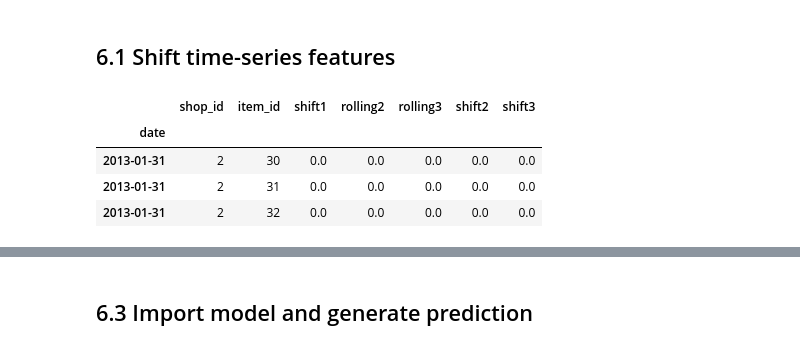
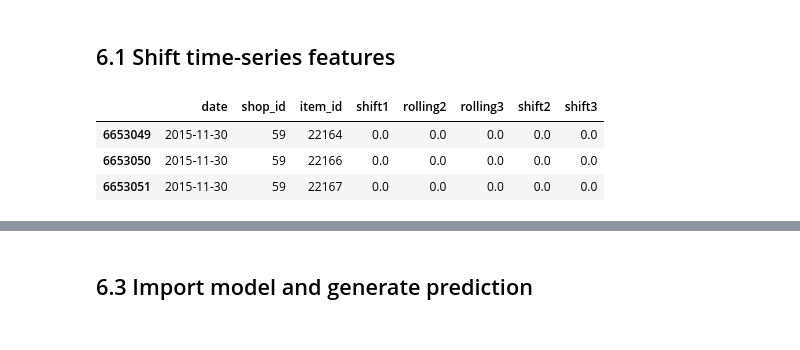
Before and after one commit to djgallagher/kaggle-predict-future-sales, a Jupyter notebook: kaggle_predict_future_sales.ipynb, the cells around one changed output, grey strips where cells are left out. Cells and saved outputs as stored; diff of their text form; code cells hidden in the pictures.

```diff
--- a/kaggle_predict_future_sales.ipynb
+++ b/kaggle_predict_future_sales.ipynb
@@ -123,7 +123,7 @@ df_shop.head(3)
 | 2 | Адыгея ТЦ "Мега" | 2 |
 # %%
 # items.csv to dataframe
-df_item = pd.read_csv('items.csv')
+df_item = pd.read_csv('data/items.csv')
 print(df_item.shape)
 df_item.head(3)
 # %% [output]
@@ -723 +770,17 @@ abt_ts.tail(3)
+# %%
+def abt_cleanup(df):
+    """
+    1. drop unwanted feature columns
+    2. fill nulls
+    3. sort columns axis
+    """
+    column_list = ['item_category_id', 'item_cnt_month', 'item_start', 'item_end',
+                   'shift1_cat_mean', 'rolling3_cat_mean', 'shift1_shop_total', 'shift1_month_total', 'shop_weight']
+
+    return (
+        df
+        .drop(column_list, axis=1)
+        .fillna(0)
+        .sort_index(axis=1)
+    )
 # %% [markdown]
@@ -807,0 +788,15 @@ abt.tail(3)
+# %%
+# pandas pipeline to build analytical base table (ABT)
+abt = (
+    df_sales_matrix
+    .copy()
+    .pipe(reshape_by_pivot)
+    .pipe(add_lag_features)
+    .pipe(reshape_by_stack)
+    .pipe(add_lifecycle_features)
+    .pipe(add_item_category_mean_features)
+    .pipe(abt_cleanup)
+)
+
+print(abt.shape)
+abt.tail(3)
@@ -1083,18 +1074,23 @@ Finally, the submission data will be prepared to be uploaded to kaggle.
 # %% [markdown]
 ## 6.1 Shift time-series features
 # %%
-abt_cols_to_keep = ['shop_id', 'item_id', 'item_cnt_month',
+abt_cols_to_keep = ['shop_id', 'item_id', 'target',
                     'rolling2_new', 'rolling3_new', 'shift1', 'shift2']
 
 abt_cols_to_rename = ['shop_id', 'item_id', 'shift1',
                     'rolling2', 'rolling3', 'shift2', 'shift3']
 
-new_ts = abt_base.copy()[abt_cols_to_keep]
+# keep time-series columns
+new_ts = abt.copy()[abt_cols_to_keep]
+# rename
 new_ts.columns = abt_cols_to_rename
-new_ts.head(3)
+
+# update date index
+new_ts.index = new_ts.index + pd.tseries.offsets.MonthEnd(1)
+new_ts.reset_index(inplace=True)
+new_ts.tail(3)
 # %% [output]
-|  | shop_id | item_id | shift1 | rolling2 | rolling3 | shift2 | shift3 |
-| date |  |  |  |  |  |  |  |
-| 2013-01-31 | 2 | 30 | 0.0 | 0.0 | 0.0 | 0.0 | 0.0 |
-| 2013-01-31 | 2 | 31 | 0.0 | 0.0 | 0.0 | 0.0 | 0.0 |
-| 2013-01-31 | 2 | 32 | 0.0 | 0.0 | 0.0 | 0.0 | 0.0 |
+|  | date | shop_id | item_id | shift1 | rolling2 | rolling3 | shift2 | shift3 |
+| 6653049 | 2015-11-30 | 59 | 22164 | 0.0 | 0.0 | 0.0 | 0.0 | 0.0 |
+| 6653050 | 2015-11-30 | 59 | 22166 | 0.0 | 0.0 | 0.0 | 0.0 | 0.0 |
+| 6653051 | 2015-11-30 | 59 | 22167 | 0.0 | 0.0 | 0.0 | 0.0 | 0.0 |
```
Also changed, not shown: parts of 49 cells of this notebook.
